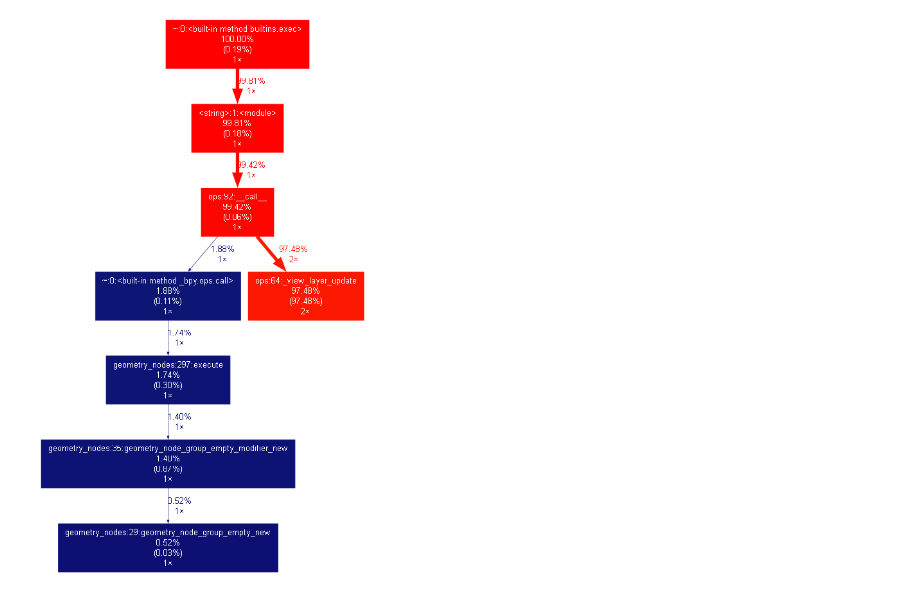
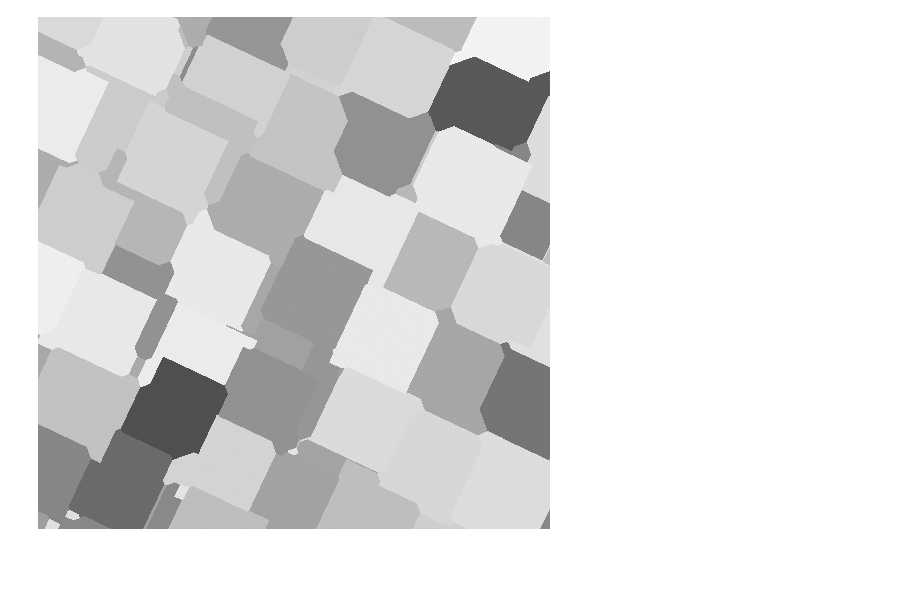
Before and after one commit to orenmatar/blender_shader, a Jupyter notebook: notebooks/generate_blender.ipynb, the cells around one changed output. Drawn from its saved outputs; the diff is of its cells as text; code cells hidden in the pictures; blank space fills up the shorter version.

Commit message:
random texture generation in blender

```diff
--- a/notebooks/generate_blender.ipynb
+++ b/notebooks/generate_blender.ipynb
@@ -42 +38,23 @@ bpy.context.scene.view_settings.view_transform = 'Standard'
+# %%
+base_code = """
+import bpy
+import sys
+sys.path.append('/Users/orenm/BlenderShaderProject/project_files/')
+
+from Logic.bpy_connector import clean_scene, set_for_texture_generation, settings_for_texture_generation, NodesAdder
+
+path = '/Users/orenm/Desktop/test.png'
+clean_scene()
+set_for_texture_generation()
+settings_for_texture_generation(path = path, resolution=512)
+
+material = bpy.data.materials.new(name='my_material')
+material.use_nodes = True
+bpy.data.objects['Plane'].data.materials.append(material)
+nodes = material.node_tree.nodes
+links = material.node_tree.links
+[nodes.remove(n) for n in nodes]
+node_tree = material.node_tree
+nodes_adder = NodesAdder(material.node_tree)
+"""
 # %%
@@ -181,38 +126,5 @@ get_data()
-# %%
-import bpy
-import numpy as np
-
-def create_node(node_tree, type_name, node_x_location, node_location_step_x=0):
-    """Creates a node of a given type, and sets/updates the location of the node on the X axis.
-    Returning the node object and the next location on the X axis for the next node.
-    """
-    node_obj = node_tree.nodes.new(type=type_name)
-    node_obj.location.x = node_x_location
-    node_x_location += node_location_step_x
-
-    return node_obj, node_x_location
-
-
-
-bpy.ops.node.new_geometry_nodes_modifier()
-node_tree = bpy.data.node_groups["Geometry Nodes"]
-
-out_node = node_tree.nodes["Group Output"]
-in_node = node_tree.nodes["Group Input"]
-
-node_x_location = 0
-node_location_step_x = 300
-
-grid, node_x_location = create_node(node_tree, "GeometryNodeMeshGrid", node_x_location, node_location_step_x)
-grid.inputs[2].default_value = 512
-grid.inputs[3].default_value = 512
-voronoi, node_x_location = create_node(node_tree, "ShaderNodeTexVoronoi", node_x_location, node_location_step_x)
-store_attr, node_x_location = create_node(node_tree, "GeometryNodeStoreNamedAttribute", node_x_location, node_location_step_x)
-store_attr.inputs[2].default_value = 'out'
-out_node.location.x = node_x_location
-
-node_tree.links.new(grid.outputs[0], store_attr.inputs["Geometry"])
-node_tree.links.new(store_attr.outputs["Geometry"], out_node.inputs["Geometry"])
-node_tree.links.new(voronoi.outputs["Distance"], store_attr.inputs["Value"])
-# %% [output]
-[figure, removed]
+# %%
+img = Image.open(path)
+img
+# %% [output]
+[figure, added]
```
Also changed, not shown: parts of 28 cells of this notebook, 4 other files.
